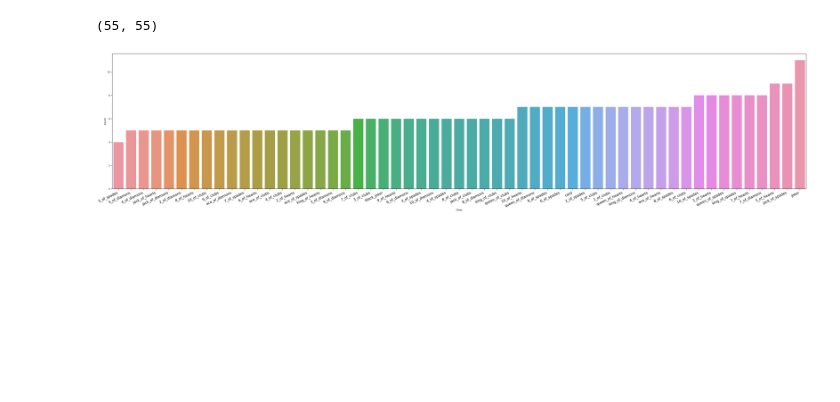
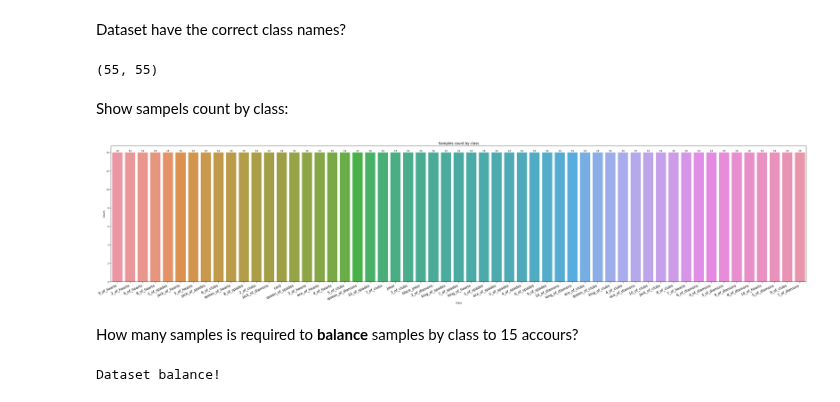
Before and after one commit to adrianmarino/object-detection, a Jupyter notebook: notebooks/dataset_analisys.ipynb, the cells around one changed output. Cells and saved outputs as stored; diff of their text form; code cells hidden in the pictures; blank space fills up the shorter version.

Commit message:
continue checking dataset balance

```diff
--- a/notebooks/dataset_analisys.ipynb
+++ b/notebooks/dataset_analisys.ipynb
@@ -31,13 +33,23 @@ len(samples)
 # %%
 expected_classes = set(cfg.property('classes'))
 dataset_classes = dataset.classes()
+# %% [markdown]
+Dataset have the correct class names?
 # %%
 len(dataset_classes), len(expected_classes)
 # %% [output]
 (55, 55)
 # %%
 assert dataset_classes == expected_classes, "Wrong dataset classes!"
+# %% [markdown]
+Show sampels count by class:
 # %%
-plot_classes_count(dataset)
+plot_samples_count_by_class(dataset)
 # %% [output]
-[figure, old version]
+[figure, new version]
+# %% [markdown]
+How many samples is required to **balance** samples by class to 15 accours?
+# %%
+plot_missing_samples_by_class(dataset)
+# %% [output]
+Dataset balance!
```
Also changed, not shown: parts of 5 cells of this notebook, 1 other file.
